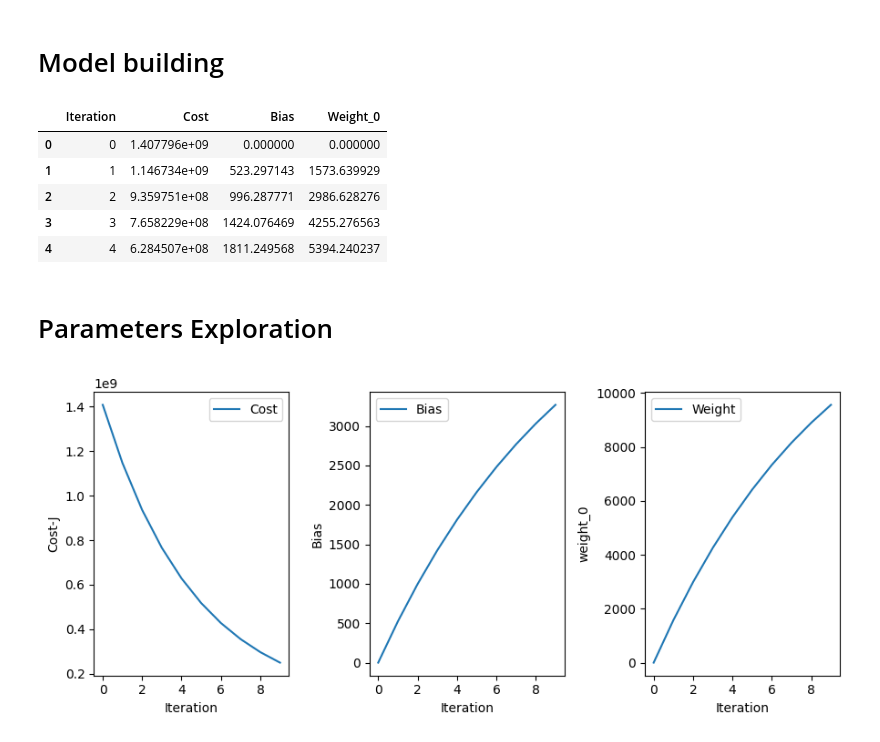
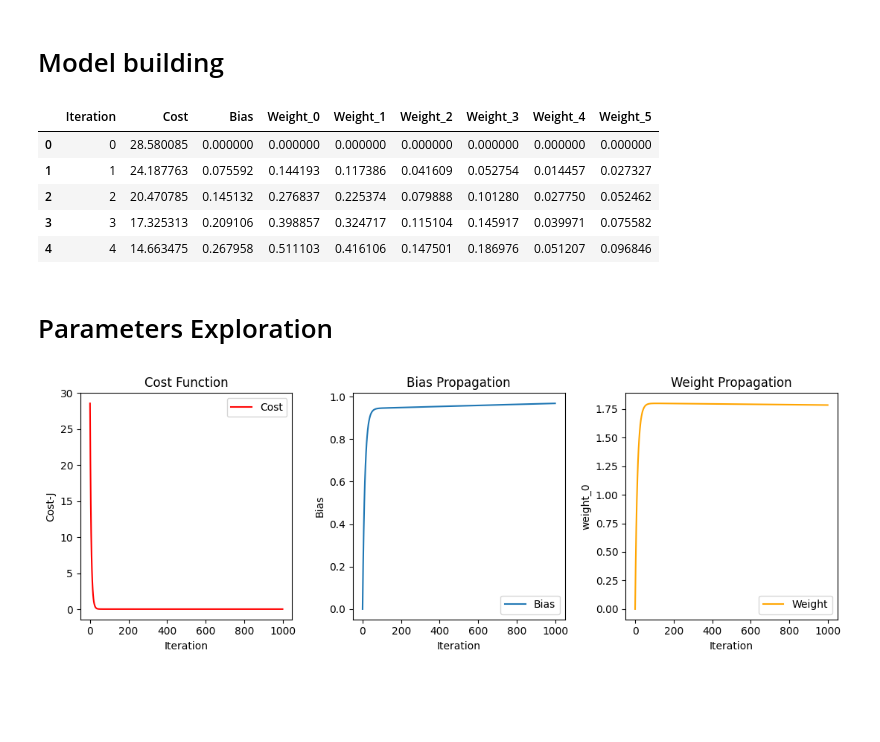
Before and after one commit to xahid007/Machine-Learning, a Jupyter notebook: Linear Models/multivariate-linear-regression.ipynb, the cells around one changed output. Drawn from its saved outputs; the diff is of its cells as text; code cells hidden in the pictures; blank space fills up the shorter version.

Commit message:
multivariate dataset and exception

```diff
--- a/Linear Models/multivariate-linear-regression.ipynb
+++ b/Linear Models/multivariate-linear-regression.ipynb
@@ -8,6 +8,7 @@ import matplotlib.pyplot as plt
 # %% [markdown]
 # Loading the dataset into a dataframe
 # %%
-df = pd.read_csv('dataset.csv')
-df
+df = pd.read_csv('/kaggle/input/global-happiness-scores-and-factors/WHR_2023.csv')
+df.dropna()
+df.head()
 # %% [output]
@@ -34,12 +43,13 @@ df
 data = np.asarray(df) #Converting the dataset into a numpy array
 
 
-y_train = data[0:14,-1] #All row last column
-x_train = data[0:14,0:1] #All row first two columns
+y_train = np.asarray(data[0:5,2:3]).reshape(5,) #All row last column
+x_train = np.asarray(data[0:5,3:]) #All row first two columns
 
-y_test = data[15:,-1] #All row last column
-x_test = data[15:,0:1] #All row first two columns
+y_test = np.asarray(data[6:11,2:3]).reshape(5,) #All row last column
+x_test = np.asarray(data[6:11,3:]) #All row first two columns
 
 m,c = x_train.shape
 print('Total row: {0}\nColumn: {1}'.format(m,c))
+y_train
 # %% [output]
@@ -85,8 +96,9 @@ class LinearRegression:
         tuple: The gradient with respect to weights (dw) and the gradient with respect to bias (db).
         """
         m = self.x_train.shape[0]
-        dw = (1/m) * np.dot(self.x_train.T, (y_predicted - self.y_train))
+        dw = (1/m) * np.dot((y_predicted - self.y_train),self.x_train)
         db = (1/m) * np.sum(y_predicted - self.y_train)
+
         return dw, db
 
     def compute_cost(self, y_predicted):
@@ -115,7 +127,7 @@ class LinearRegression:
         list: History of the biases.
         """
         m, c = self.x_train.shape
-        W = np.zeros(c)
+        W = np.zeros(c,dtype=float)
         b = 0
 
         J_history = []
@@ -130,9 +142,17 @@ class LinearRegression:
             J = self.compute_cost(y_predicted)
             dw, db = self.compute_gradient(y_predicted)
 
+            # Ensure outputs are numeric
+            dw = np.asarray(dw, dtype=np.float64)
+            db = np.asarray(db, dtype=np.float64)
+
+            assert W.shape == dw.shape, "Shape mismatch between W and dw"
+
             J_history.append(J)
             W -= self.alpha * dw
             b -= self.alpha * db
+
+
 
         return W, b, J_history, W_history, B_history
 
@@ -217,38 +237,41 @@ class LinearRegression:
 # %% [markdown]
 # Model building
 # %%
-lr = LinearRegression(x_train,y_train,10,.01 )
+lr = LinearRegression(x_train,y_train,1000,.01 )
 W,B,J_history,W_history,B_history,y_predicted  = lr.predict(x_test)
 df_parameters = lr.parameters(J_history,W_history,B_history)
 df_parameters.head()
 # %% [output]
-|  | Iteration | Cost | Bias | Weight_0 |
-| 0 | 0 | 1.407796e+09 | 0.000000 | 0.000000 |
-| 1 | 1 | 1.146734e+09 | 523.297143 | 1573.639929 |
-| 2 | 2 | 9.359751e+08 | 996.287771 | 2986.628276 |
-| 3 | 3 | 7.658229e+08 | 1424.076469 | 4255.276563 |
-| 4 | 4 | 6.284507e+08 | 1811.249568 | 5394.240237 |
+|  | Iteration | Cost | Bias | Weight_0 | Weight_1 | Weight_2 | Weight_3 | Weight_4 | Weight_5 |
+| 0 | 0 | 28.580085 | 0.000000 | 0.000000 | 0.000000 | 0.000000 | 0.000000 | 0.000000 | 0.000000 |
+| 1 | 1 | 24.187763 | 0.075592 | 0.144193 | 0.117386 | 0.041609 | 0.052754 | 0.014457 | 0.027327 |
+| 2 | 2 | 20.470785 | 0.145132 | 0.276837 | 0.225374 | 0.079888 | 0.101280 | 0.027750 | 0.052462 |
+| 3 | 3 | 17.325313 | 0.209106 | 0.398857 | 0.324717 | 0.115104 | 0.145917 | 0.039971 | 0.075582 |
+| 4 | 4 | 14.663475 | 0.267958 | 0.511103 | 0.416106 | 0.147501 | 0.186976 | 0.051207 | 0.096846 |
 # %% [markdown]
 # Parameters Exploration
 # %%
-plt.figure(figsize = (9,4))
+plt.figure(figsize = (11,4))
 plt.subplot(1,3,1)
-plt.plot(df_parameters.Iteration, df_parameters.Cost, label = 'Cost')
+plt.title('Cost Function')
+plt.plot(df_parameters.Iteration, df_parameters.Cost, label = 'Cost', color = 'r')
 plt.legend(loc = 'best')
 plt.xlabel('Iteration')
 plt.ylabel('Cost-J')
 
 plt.subplot(1,3,2)
+plt.title('Bias Propagation')
 plt.plot(df_parameters.Iteration, df_parameters.Bias, label = 'Bias')
 plt.legend(loc = 'best')
 plt.xlabel('Iteration')
 plt.ylabel('Bias')
 plt.subplot(1,3,3)
-plt.plot(df_parameters.Iteration, df_parameters.Weight_0, label = 'Weight')
+plt.title('Weight Propagation')
+plt.plot(df_parameters.Iteration, df_parameters.Weight_0, label = 'Weight', color = 'orange')
 plt.legend(loc = 'best')
 plt.xlabel('Iteration')
 plt.ylabel('weight_0')
 plt.tight_layout()
 plt.show()
 # %% [output]
-[figure, old version]
+[figure, new version]
```
Also changed, not shown: parts of 3 cells of this notebook.
